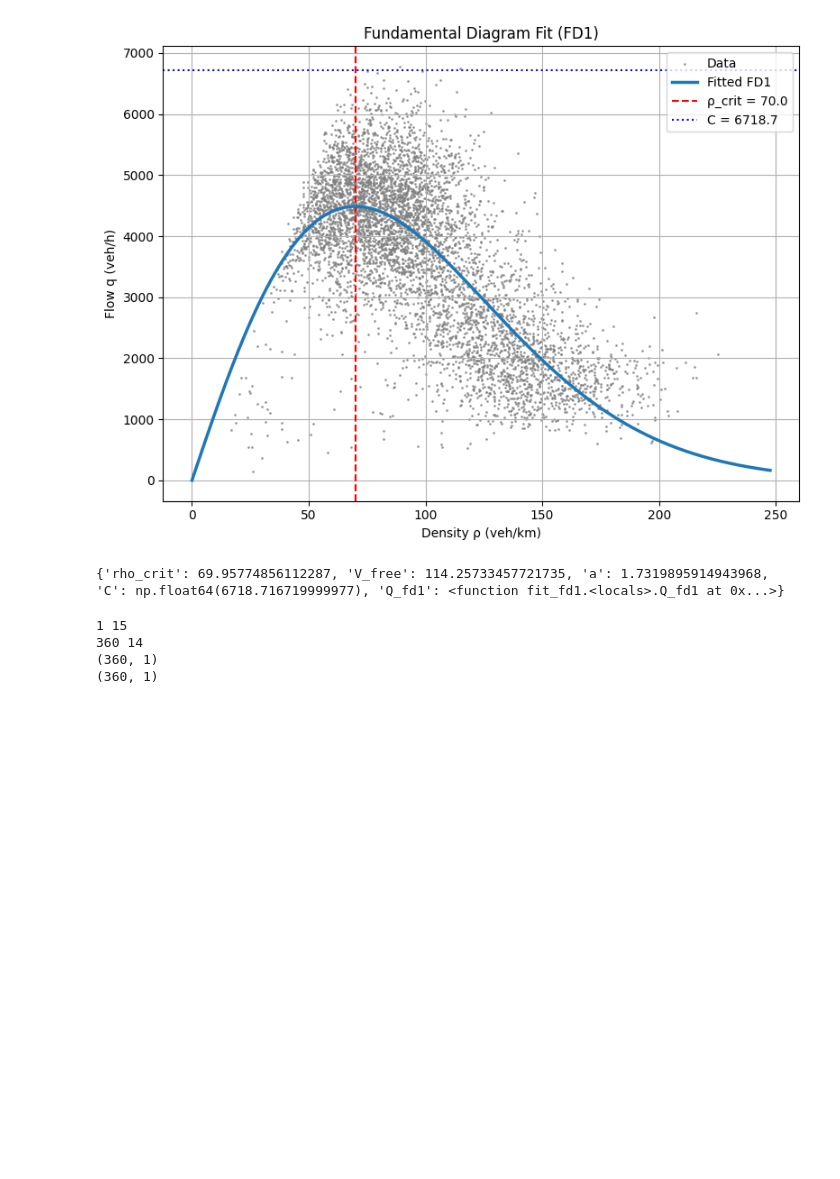
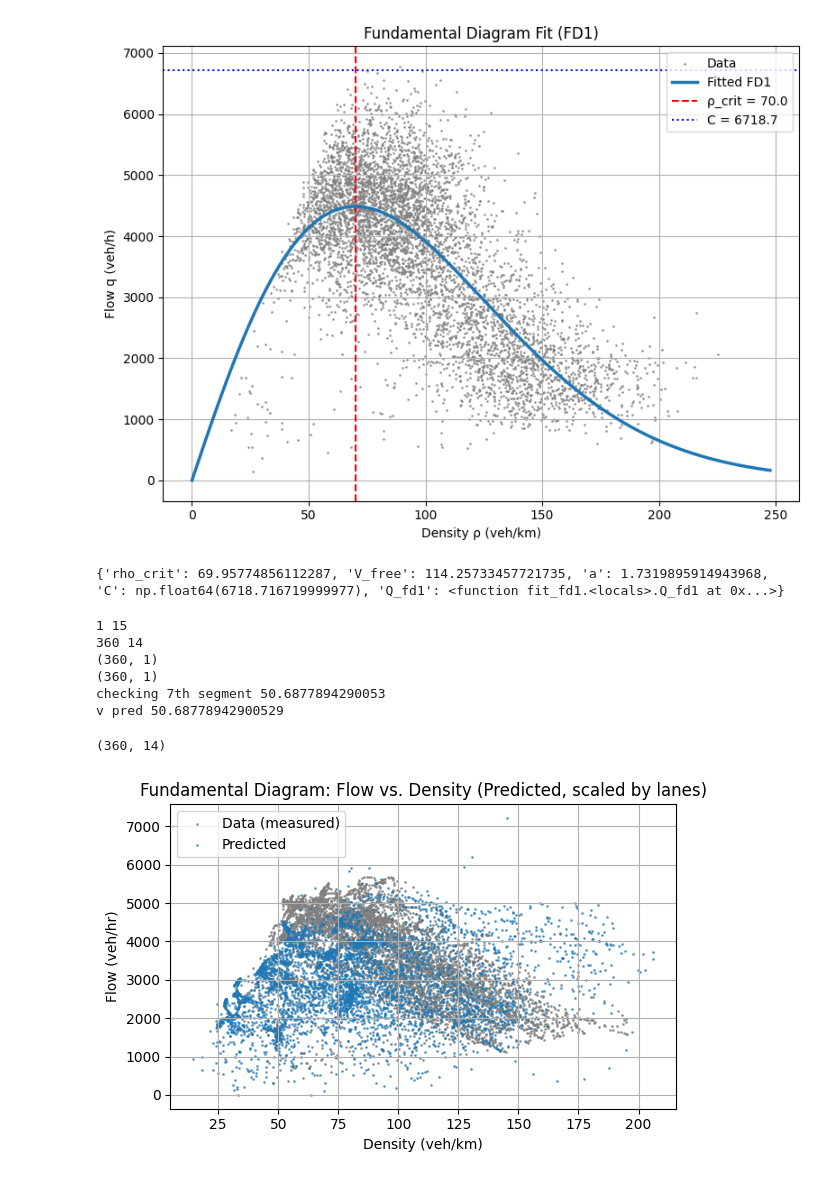
Before and after one commit to woxsao/macroscopic-sim-calibration, a Jupyter notebook: Optimization.ipynb, the cells around one changed output. Cells and saved outputs as stored; diff of their text form; code cells hidden in the pictures; blank space fills up the shorter version.

```diff
--- a/Optimization.ipynb
+++ b/Optimization.ipynb
@@ -46,12 +43,16 @@ print(params)
 # %% [output]
 [figure]
 {'rho_crit': 69.95774856112287, 'V_free': 114.25733457721735, 'a': 1.7319895914943968, 'C': np.float64(6718.716719999977), 'Q_fd1': <function fit_fd1.<locals>.Q_fd1 at 0x...>}
+# %%
+rho_hat = smooth_inflow(rho_hat, window_size = 20)
+q_hat = smooth_inflow(q_hat, window_size = 20)
+v_hat = smooth_inflow(v_hat, window_size = 20)
 # %%
 T = 10 / 3600
 l = 0.4
 num_calibrated_segments = 14
-include_ramping = False
-varylanes = False
+include_ramping = True
+varylanes = True
 # lane_mapping = np.array([4 if i < num_calibrated_segments - 4 else 2 for i in range(num_calibrated_segments)])
 
 results = run_calibration(
@@ -62,13 +63,15 @@ results = run_calibration(
     num_calibrated_segments=num_calibrated_segments,
     include_ramping=include_ramping,
     varylanes=varylanes,
-    smoothing=True
+    smoothing=False
 )
 # %% [output]
 1 15
 360 14
 (360, 1)
 (360, 1)
+checking 7th segment 50.6877894290053
+v pred 50.68778942900529
 # %%
 # Save initial and downstream conditions
 np.save(f"{RESULTS_DIR}/upstream_flow.npy", q_hat[:, 0])
@@ -113,32 +116,35 @@ if include_ramping:
 # %%
 import matplotlib.pyplot as plt
 
 # # Collect scaled predictions across all segments
 all_rho_pred = rho_pred_array
 
 print(all_rho_pred.shape)
 all_v_pred = v_pred_array
 all_q_pred = all_rho_pred * all_v_pred
 
 
 # Stack predictions
 all_rho_pred = np.hstack(all_rho_pred)
 all_q_pred = np.hstack(all_q_pred)
 all_v_pred = np.hstack(all_v_pred)
 
-assert np.all(v_pred_array[0,:] == v_hat[0,1:-1])
-assert np.all(v_pred_array[0,:] == v_hat[0,1:-1])
+# assert np.all(v_pred_array[0,:] == v_hat[0,1:-1])
+# assert np.all(v_pred_array[0,:] == v_hat[0,1:-1])
 # Plot
 plt.figure(figsize=(6, 4))
 plt.scatter(rho_hat, q_hat, color="gray", alpha=0.7, s=1, label="Data (measured)")
 plt.scatter(all_rho_pred, all_q_pred, alpha=0.6, s=1, label="Predicted")
 plt.xlabel("Density (veh/km)")
 plt.ylabel("Flow (veh/hr)")
 plt.title("Fundamental Diagram: Flow vs. Density (Predicted, scaled by lanes)")
 plt.legend()
 plt.grid(True)
 plt.tight_layout()
 plt.show()
+# %% [output]
+(360, 14)
+[figure, added]
 # %%
 plt.figure(figsize=(10, 6))
 plt.bar(
```
Also changed, not shown: parts of 11 cells of this notebook, 1 other file.
